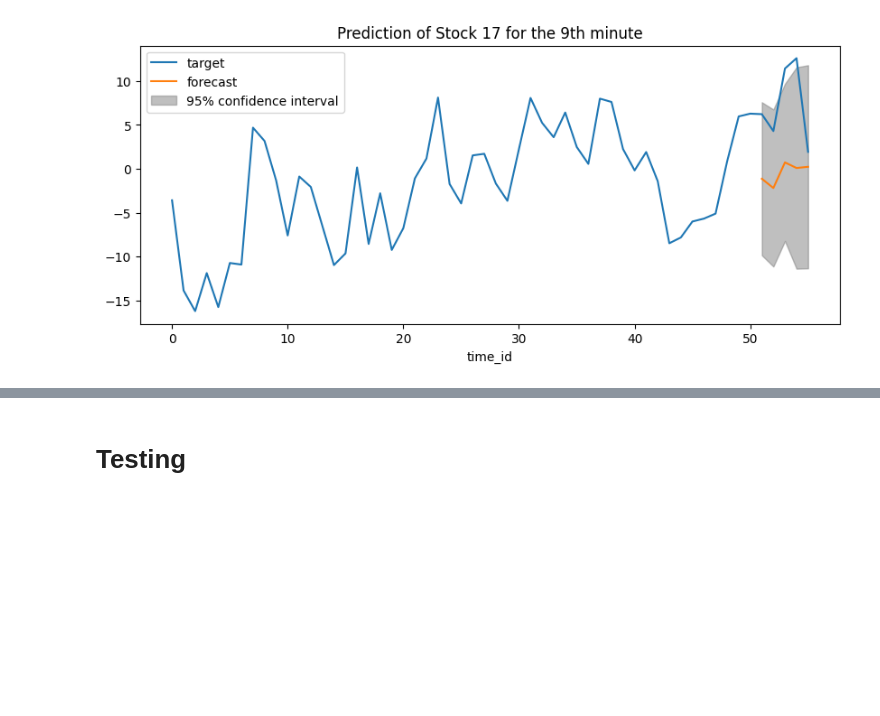
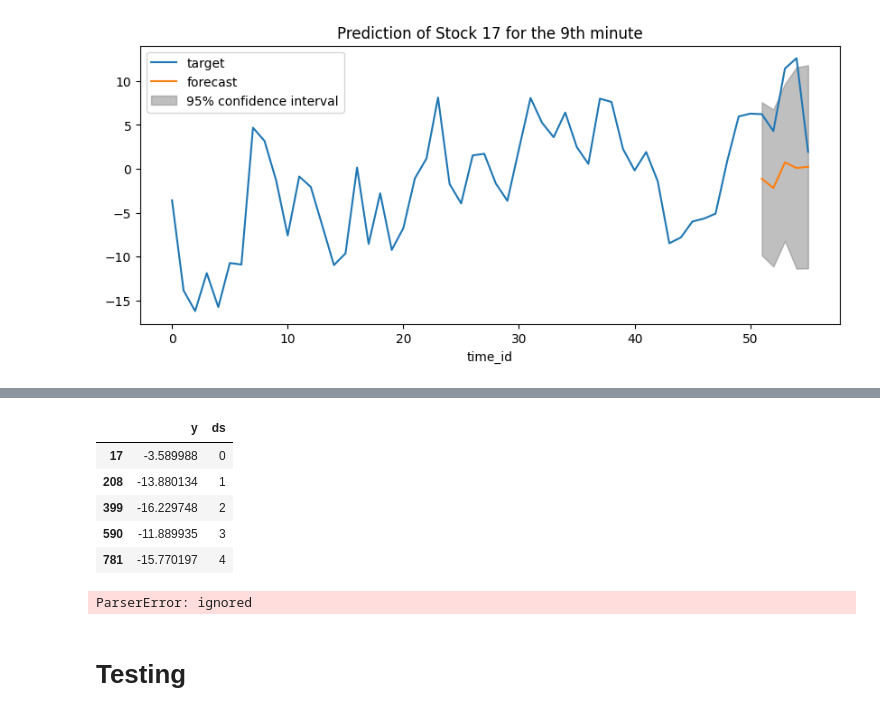
Before and after one commit to UNT-CSCE-Projects/US_stock_market_prediction, a Jupyter notebook: Optiver_Trading_at_the_close.ipynb, the cells around one changed output, grey strips where cells are left out. Cells and saved outputs as stored; diff of their text form; code cells hidden in the pictures; blank space fills up the shorter version.

```diff
--- a/Optiver_Trading_at_the_close.ipynb
+++ b/Optiver_Trading_at_the_close.ipynb
@@ -550,3 +558,28 @@ plt.show()
+# %%
+prophet_train = train_dataset_row_17.drop(axis='columns', columns=['stock_id', 'date_id','seconds_in_bucket','imbalance_size','imbalance_buy_sell_flag', 'reference_price','matched_size','far_price', 'near_price','bid_price','bid_size','ask_price','ask_size','wap','row_id'])
+prophet_train.reset_index()
+prophet_train = prophet_train.rename(columns={"time_id": "ds", "target": "y"})
+
+prophet_train.head(5)
+# %% [output]
+|  | y | ds |
+| 17 | -3.589988 | 0 |
+| 208 | -13.880134 | 1 |
+| 399 | -16.229748 | 2 |
+| 590 | -11.889935 | 3 |
+| 781 | -15.770197 | 4 |
+# %%
+from prophet import Prophet
+
+prophet = Prophet()
+
+prophet.make_future_dataframe()
+
+df_no_weekdays = prophet_train[prophet_train['ds'].dt.dayofweek < 5]
+
+prophet.fit(prophet_train[start:end-9])
+# %% [output]
+ParserError: ignored
 # %% [markdown]
 # Testing
 # %%
```
Also changed, not shown: parts of 10 cells of this notebook.
